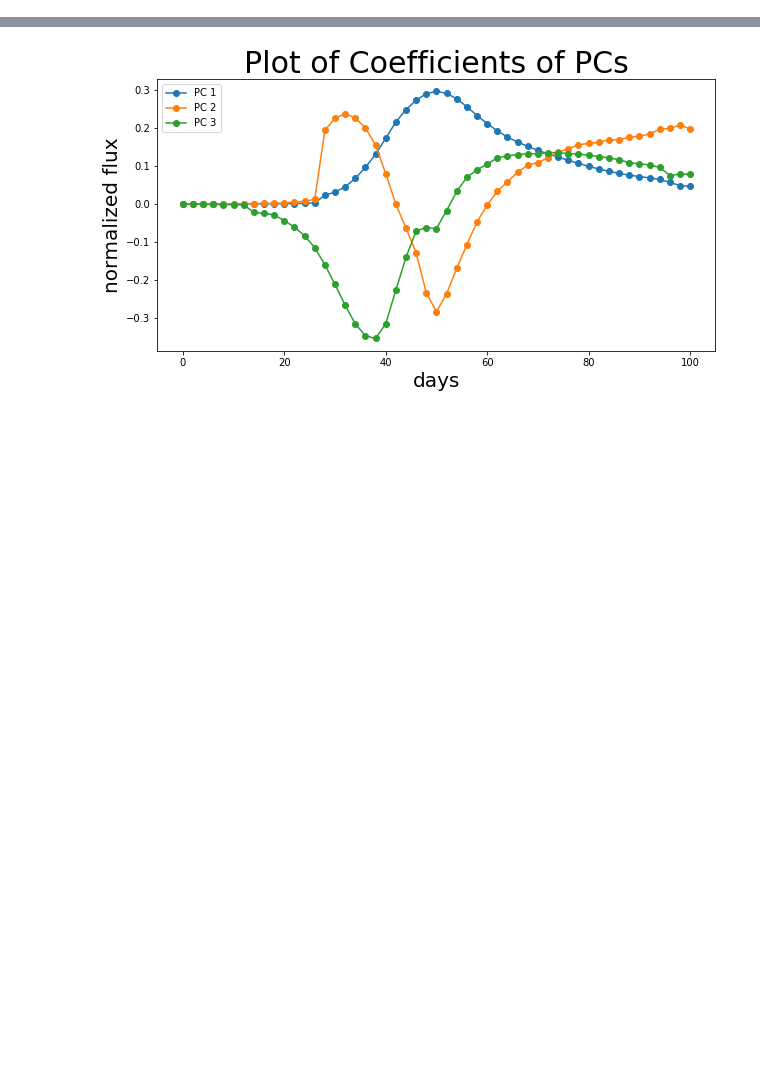
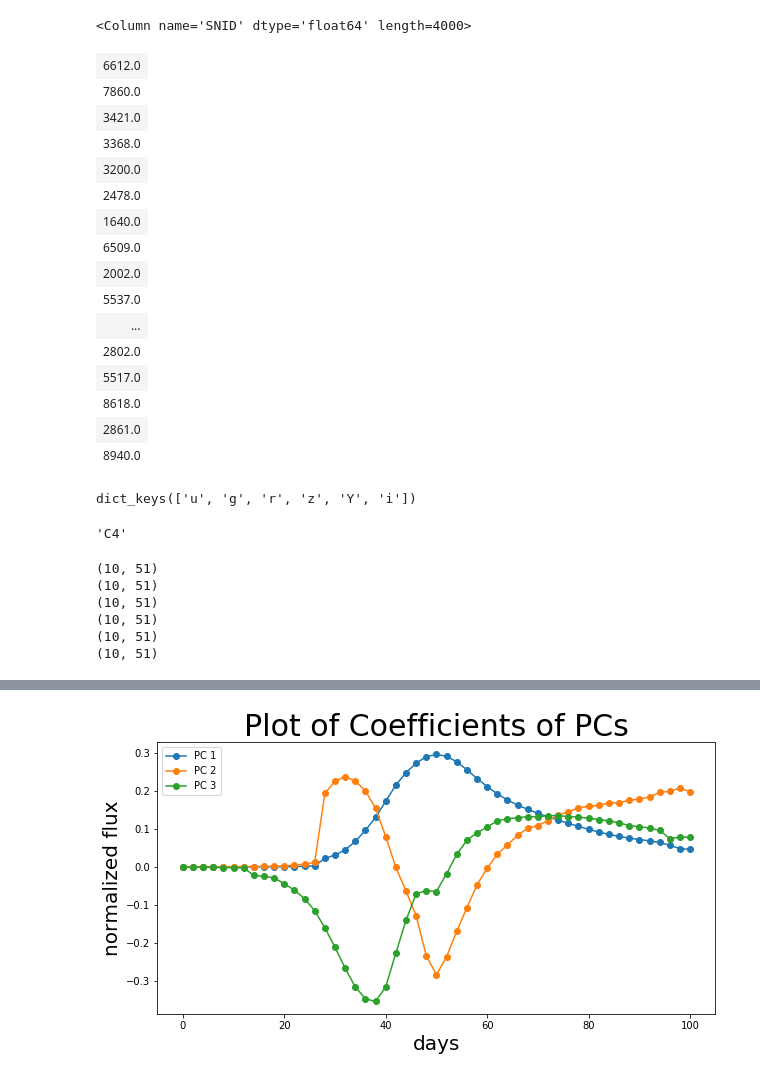
Before and after one commit to Biswa-10/Kilonova, a Jupyter notebook: Generate_PCs.ipynb, the cells around one changed output, grey strips where cells are left out. Drawn from its saved outputs; the diff is of its cells as text; code cells hidden in the pictures; blank space fills up the shorter version.

```diff
--- a/Generate_PCs.ipynb
+++ b/Generate_PCs.ipynb
@@ -59,2 +13,22 @@ filters = {0:'u',1:'g',2:'r',3:'i',4:'z',5:'y'}
+# %%
+object_ids
+# %% [output]
+<Column name='SNID' dtype='float64' length=4000>
+| 6612.0 |
+| 7860.0 |
+| 3421.0 |
+| 3368.0 |
+| 3200.0 |
+| 2478.0 |
+| 1640.0 |
+| 6509.0 |
+| 2002.0 |
+| 5537.0 |
+| ... |
+| 2802.0 |
+| 5517.0 |
+| 8618.0 |
+| 2861.0 |
+| 8940.0 |
 # %%
 from LightCurve import LightCurve
@@ -60,0 +167,5 @@ from LightCurve import LightCurve
+# %%
+final_array = gen_all_band_diff_maxpt_PCs()
+print(final_array.keys())
+# %% [output]
+dict_keys(['u', 'g', 'r', 'z', 'Y', 'i'])
@@ -60,0 +174,19 @@ from LightCurve import LightCurve
+# %%
+color_band_dict['u']
+# %% [output]
+'C4'
+# %%
+PC_dict = {}
+
+for pb_name in data_ob.band_map.keys():
+    pca = PCA(n_components=10)
+    pca.fit(final_array[pb_name])
+    PC_dict[pb_name] = pca.components_
+    print(PC_dict[pb_name].shape)
+# %% [output]
+(10, 51)
+(10, 51)
+(10, 51)
+(10, 51)
+(10, 51)
+(10, 51)
```
Also changed, not shown: parts of 29 cells of this notebook, 3 other files.
